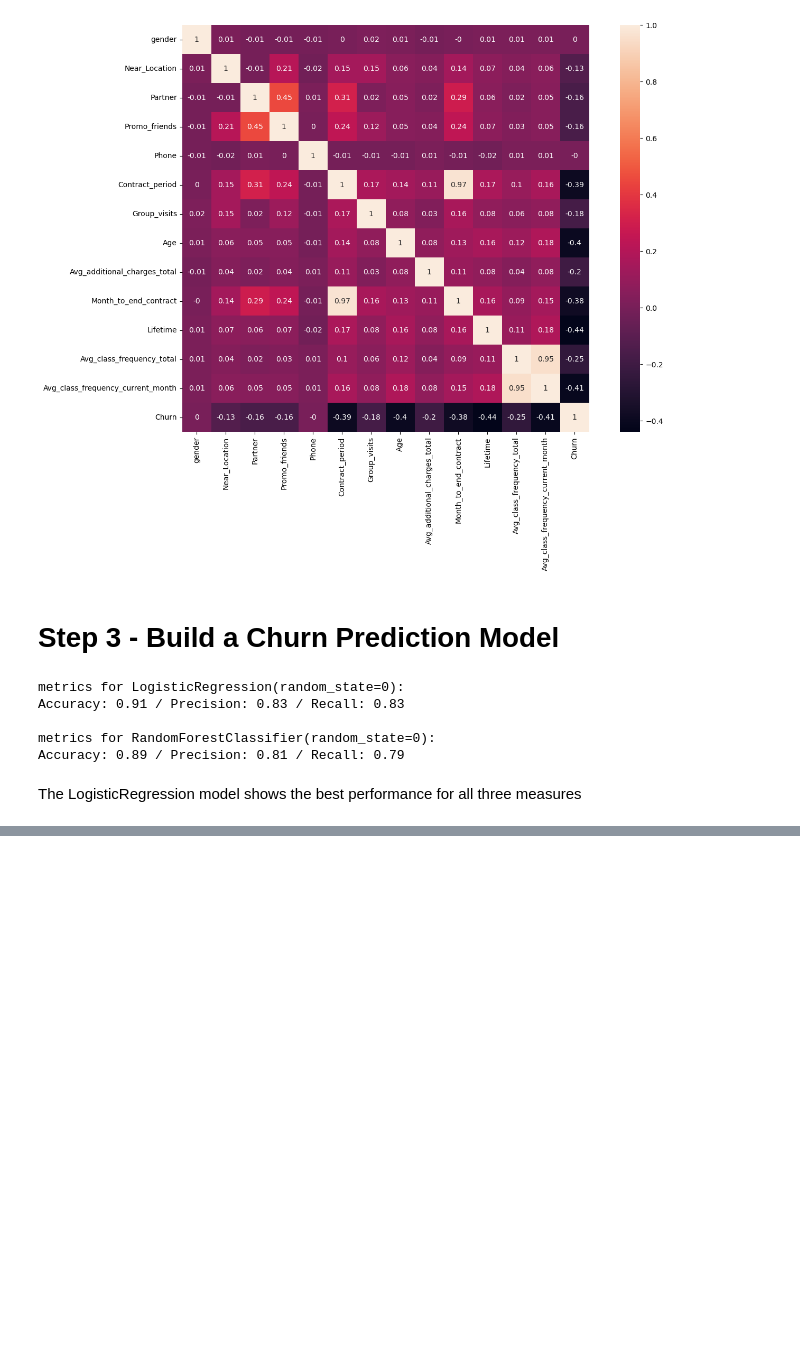
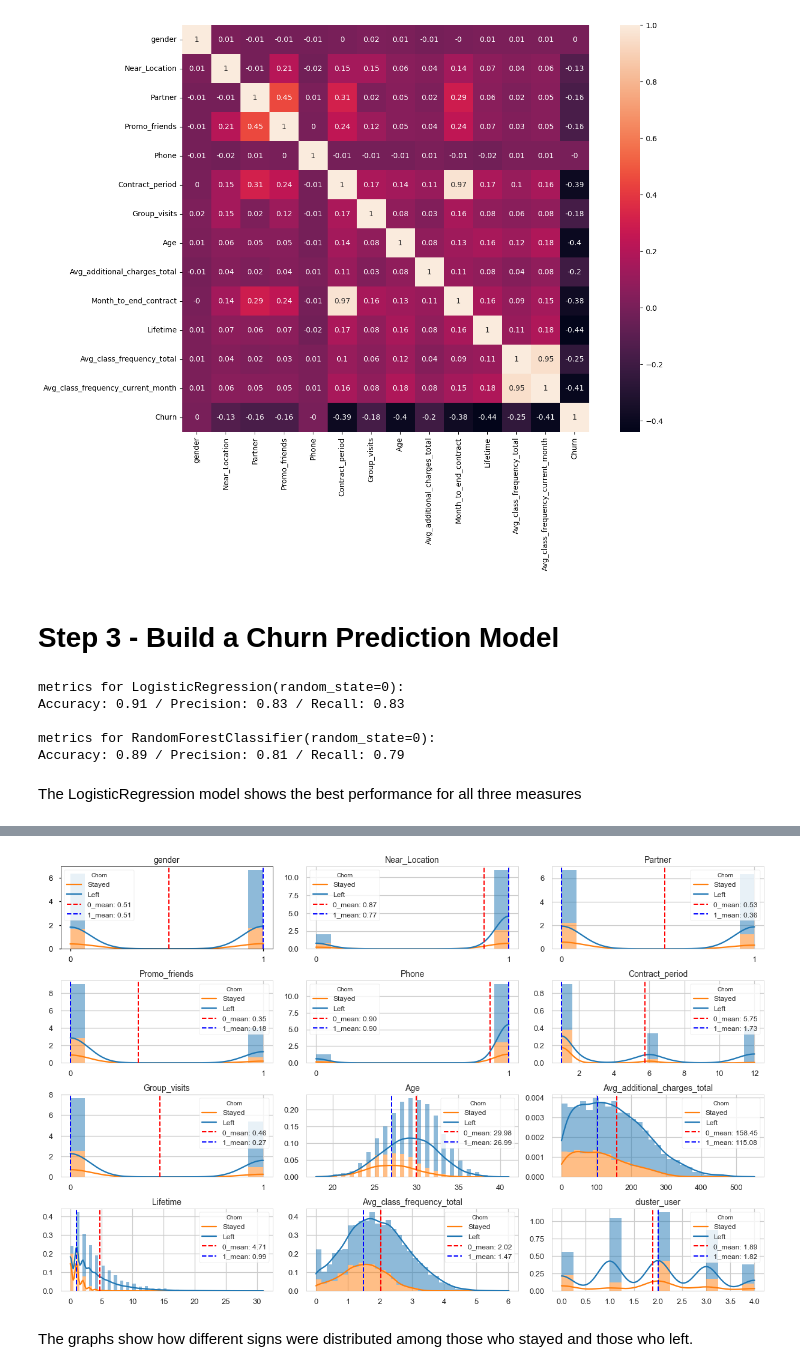
Before and after one commit to mgrigorii/ML-in-data-analysis, a Jupyter notebook: ml-in-data-analysis.ipynb, the cells around one changed output, grey strips where cells are left out. Drawn from its saved outputs; the diff is of its cells as text; code cells hidden in the pictures; blank space fills up the shorter version.

```diff
--- a/ml-in-data-analysis.ipynb
+++ b/ml-in-data-analysis.ipynb
@@ -278,0 +408,39 @@ The LogisticRegression model shows the best performance for all three measures
+# %%
+# The function builds histograms. The input takes a dataset and the number of columns in subplot
+
+def show_hist_churn(df, columns, k_height):
+    # set the size
+    plt.figure(figsize=(17, df.columns.nunique()*k_height))
+
+    # iterate over all column parameters
+    for i, col in enumerate(df.drop('Churn', axis=1).columns):
+        # for clarity, display histograms in subplot. We take the output position parameter +1, because indices in i go from 0
+        ax=plt.subplot(int(df.columns.nunique()/columns)+1, columns, i+1)
+        sns.histplot(data=df, x=col, hue='Churn', multiple="stack", kde=True, stat="density", linewidth=0)
+        # draw the mark of the middle
+        plt.axvline(df.loc[df['Churn']==0, col].describe()['mean'], color='r',
+                    linestyle='dashed', linewidth=2, label='Left')
+        # draw the label of the median + display its quantitative value
+        plt.axvline(df.loc[df['Churn']==1, col].describe()['50%'], color='b',
+                    linestyle='dashed', linewidth=2, label='Нет')
+        sns.color_palette("tab10")
+        sns.set_style('whitegrid')
+        plt.legend(title='Chorn',
+                   labels=['Stayed',
+                           'Left',
+                           '0_mean: {:.2f}'.format(df.loc[df['Churn']==0, col].describe()['mean']),
+                           '1_mean: {:.2f}'.format(df.loc[df['Churn']==1, col].describe()['mean'])],
+                   fontsize=12)
+        plt.xlabel('')
+        plt.ylabel('')
+        plt.title(f'{col}', fontsize = 14)
+        if df[col].nunique() == 2:
+            plt.xticks([0, 1])
+    plt.tight_layout()
+    plt.show()
+# %%
+show_hist_churn(df, 3, 1)
+# %% [output]
+[figure, added]
+# %% [markdown]
+The graphs show how different signs were distributed among those who stayed and those who left.
```
Also changed, not shown: parts of 11 cells of this notebook.
